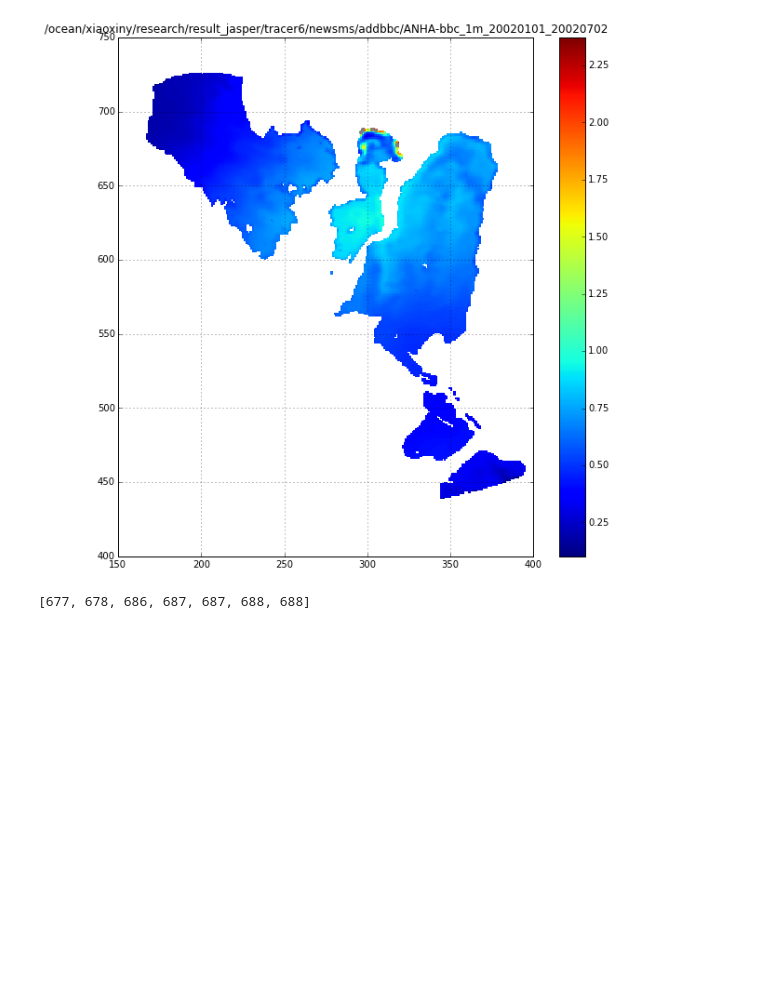
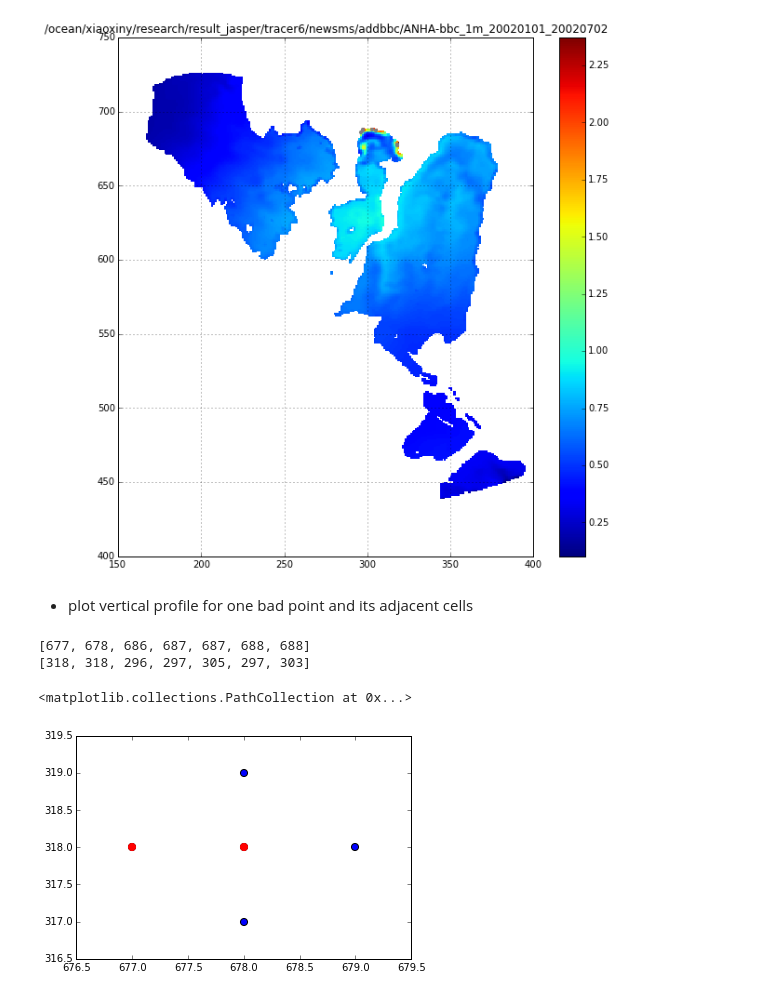
Before and after one commit to UBC-MOAD/analysis-cindy, a Jupyter notebook: notebooks/ANHA4-result/Add_bbc_for_tracers/check_mesh_mask.ipynb, the cells around one changed output. Cells and saved outputs as stored; diff of their text form; code cells hidden in the pictures; blank space fills up the shorter version.

```diff
--- a/notebooks/ANHA4-result/Add_bbc_for_tracers/check_mesh_mask.ipynb
+++ b/notebooks/ANHA4-result/Add_bbc_for_tracers/check_mesh_mask.ipynb
@@ -66,6 +116,8 @@ found *.nc file:
 (6, 800, 544)
 7
 [figure]
+# %% [markdown]
+* plot vertical profile for one bad point and its adjacent cells
 # %%
 bathy=nc.Dataset(
     '/ocean/xiaoxiny/research/data/Jasper/ANHA4_bathy_etopo1_gebco1_smoothed_coast_corrected_mar10.nc')
@@ -105,6 +160,16 @@ TR_9=ptrc.variables['TR_9'][:,:,:,:];TR_10=ptrc.variables['TR_10'][:,:,:,:]
 dep = ptrc.variables['deptht'][:]
 # %%
 print ii
+print jj
 # %% [output]
 [677, 678, 686, 687, 687, 688, 688]
+[318, 318, 296, 297, 305, 297, 303]
+# %%
+ik=[ii[1]-1,ii[1],ii[1]+1,ii[1]  ,ii[1]  ]
+jk=[jj[1]  ,jj[1],jj[1]  ,jj[1]-1,jj[1]+1]
+plt.scatter(ik,jk,s=50)
+plt.scatter(ik[:2],jk[:2],color='r',s=50)
+# %% [output]
+<matplotlib.collections.PathCollection at 0x...>
+[figure, added]
 # %%
```
Also changed, not shown: parts of 13 cells of this notebook.
